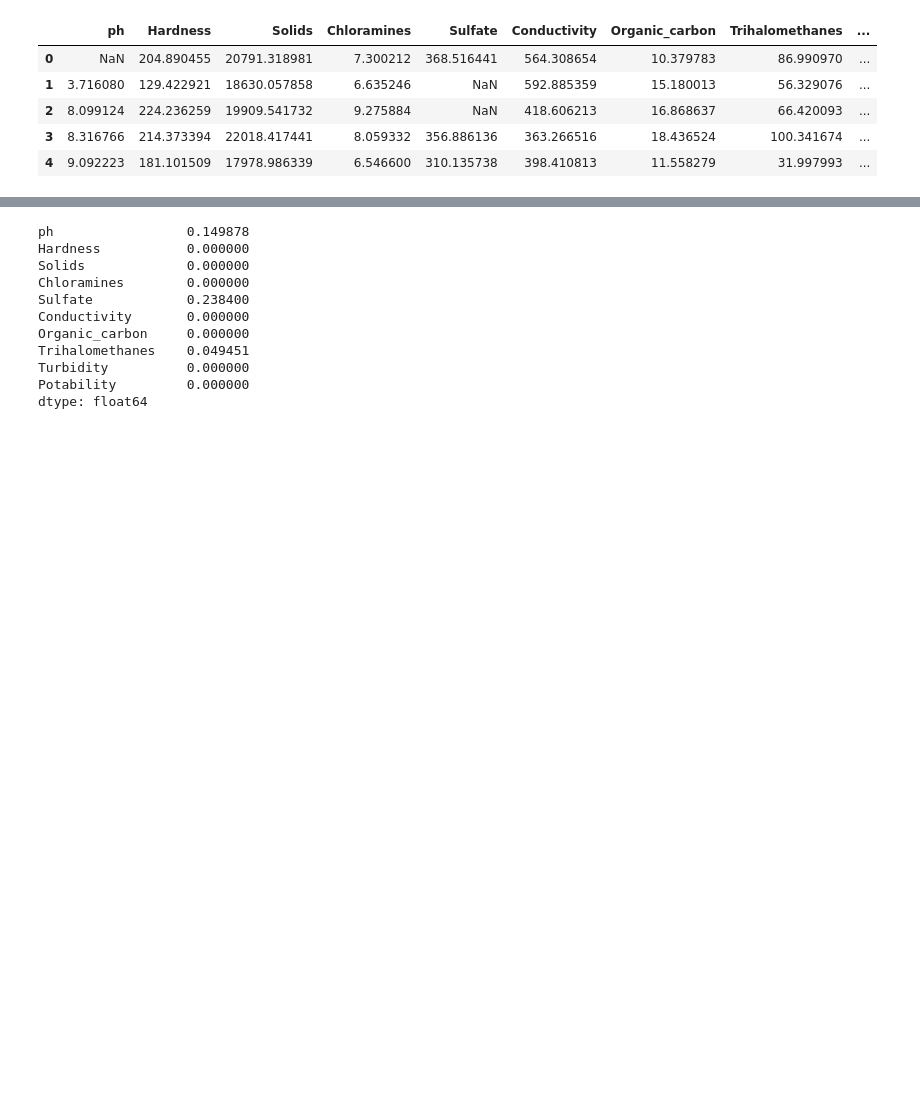
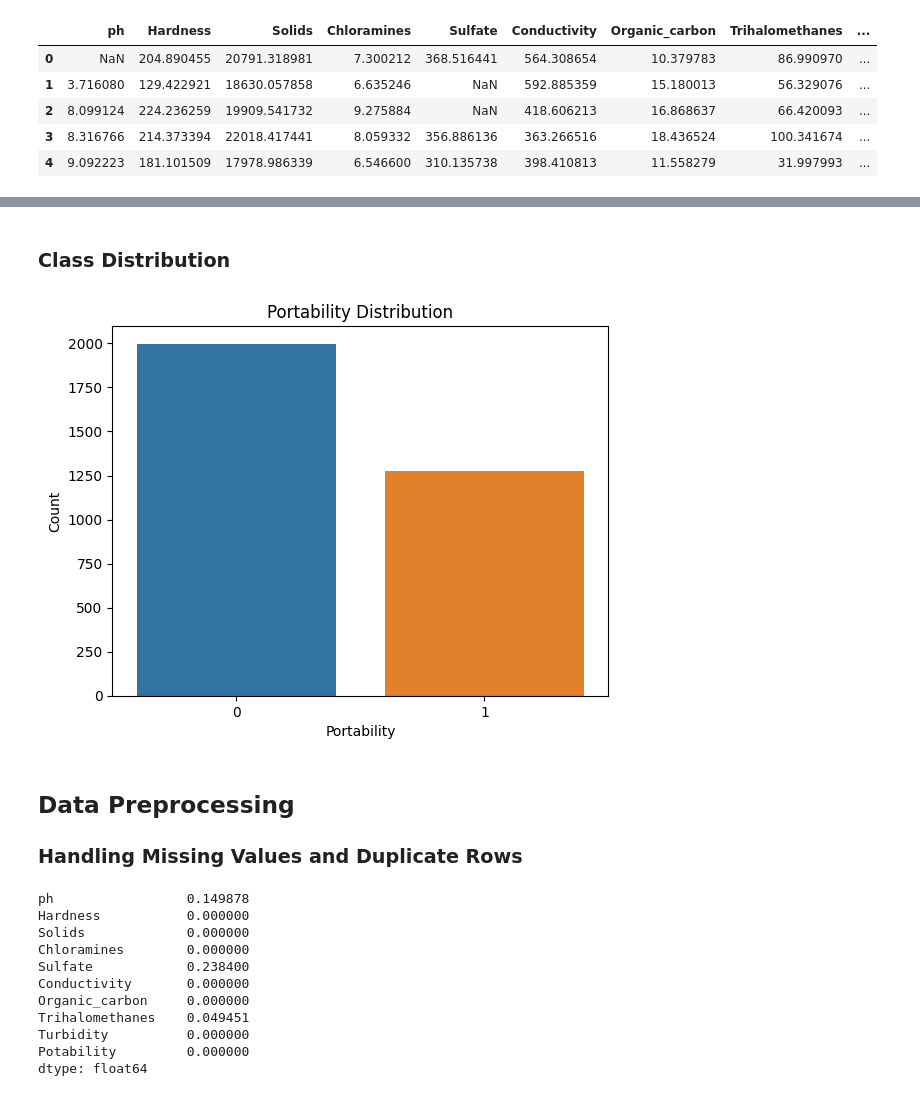
Before and after one commit to leedh7878/DanielLee_Project_Portfolio, a Jupyter notebook: Water_Quality_Potability/src/water_quality.ipynb, the cells around one changed output, grey strips where cells are left out. Drawn from its saved outputs; the diff is of its cells as text; code cells hidden in the pictures; blank space fills up the shorter version.

```diff
--- a/Water_Quality_Potability/src/water_quality.ipynb
+++ b/Water_Quality_Potability/src/water_quality.ipynb
@@ -37,3 +77,16 @@ data_water.head()
+# %% [markdown]
+### Class Distribution
+# %%
+sns.countplot(x='Potability', data=data_water)
+plt.title('Portability Distribution')
+plt.xlabel('Portability')
+plt.ylabel('Count')
+plt.show()
+# %% [output]
+[figure, added]
+# %% [markdown]
+## Data Preprocessing
+### Handling Missing Values and Duplicate Rows
 # %%
 # Identify a missing data
 data_water.isnull().sum()/len(data_water)
```
Also changed, not shown: parts of 22 cells of this notebook.
